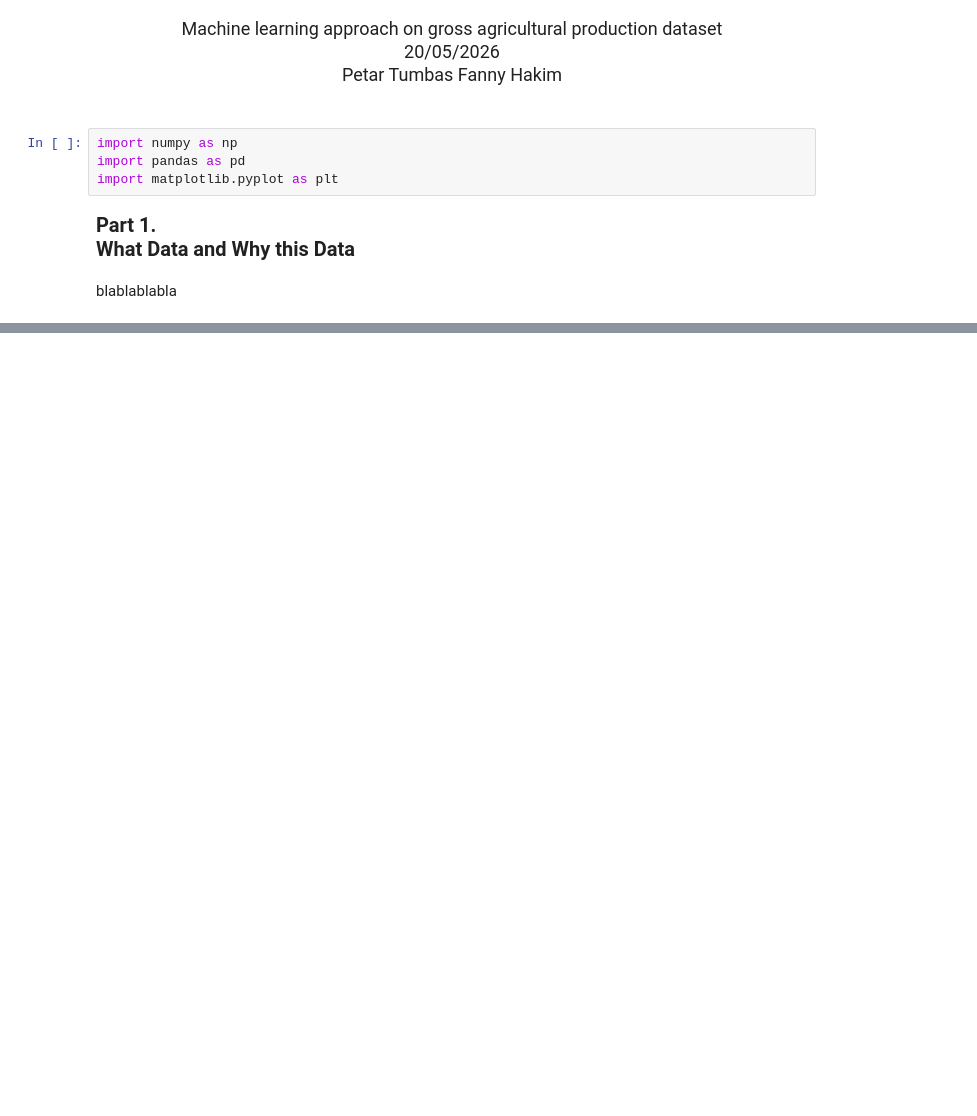
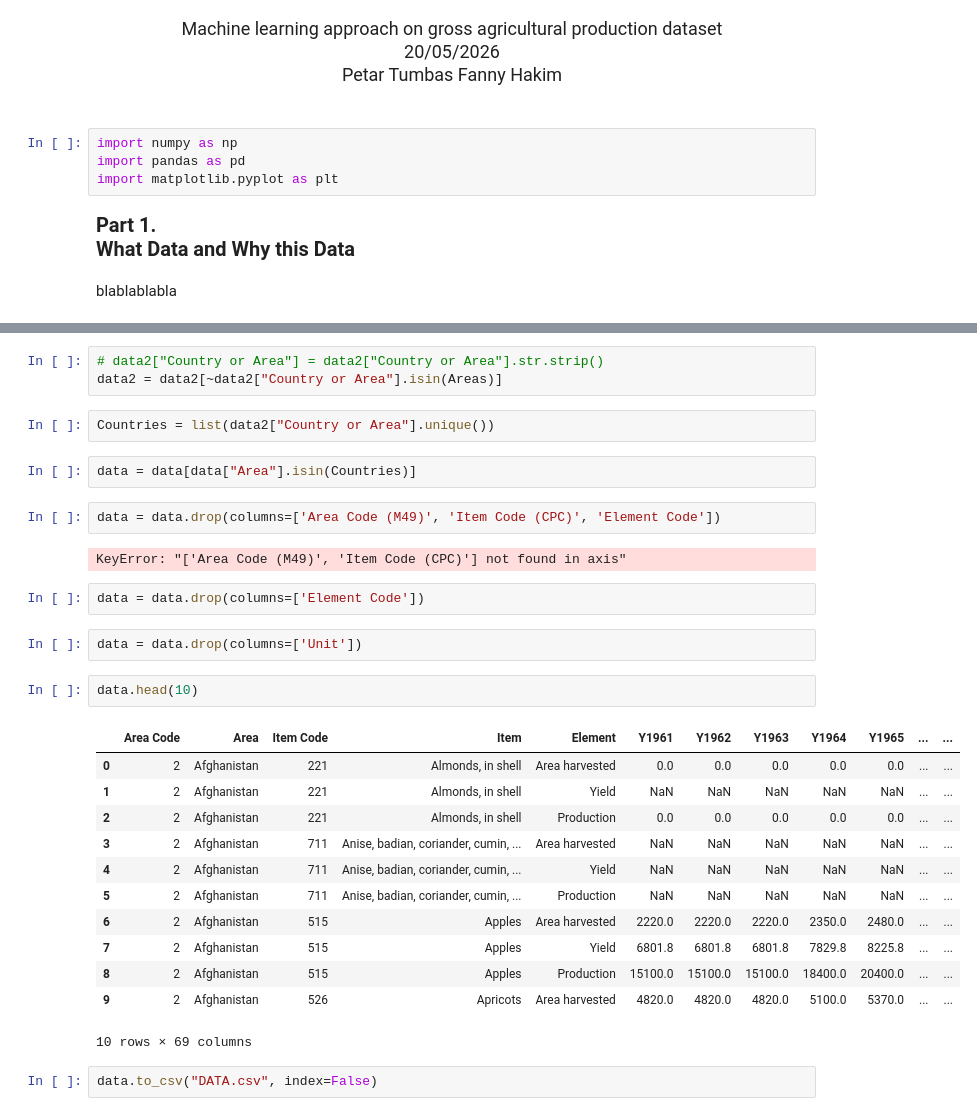
Before and after one commit to fannyhakim/applied-ML-Project, a Jupyter notebook: testing.ipynb, the cells around one changed output, grey strips where cells are left out. Cells and saved outputs as stored; diff of their text form; blank space fills up the shorter version.

```diff
--- a/testing.ipynb
+++ b/testing.ipynb
@@ -247,0 +256,32 @@ Areas = [
+# %%
+# data2["Country or Area"] = data2["Country or Area"].str.strip()
+data2 = data2[~data2["Country or Area"].isin(Areas)]
+# %%
+Countries = list(data2["Country or Area"].unique())
+# %%
+data = data[data["Area"].isin(Countries)]
+# %%
+data = data.drop(columns=['Area Code (M49)', 'Item Code (CPC)', 'Element Code'])
+# %% [output]
+KeyError: "['Area Code (M49)', 'Item Code (CPC)'] not found in axis"
+# %%
+data = data.drop(columns=['Element Code'])
+# %%
+data = data.drop(columns=['Unit'])
+# %%
+data.head(10)
+# %% [output]
+|  | Area Code | Area | Item Code | Item | Element | Y1961 | Y1962 | Y1963 | Y1964 | Y1965 | ... | ... |
+| 0 | 2 | Afghanistan | 221 | Almonds, in shell | Area harvested | 0.0 | 0.0 | 0.0 | 0.0 | 0.0 | ... | ... |
+| 1 | 2 | Afghanistan | 221 | Almonds, in shell | Yield | NaN | NaN | NaN | NaN | NaN | ... | ... |
+| 2 | 2 | Afghanistan | 221 | Almonds, in shell | Production | 0.0 | 0.0 | 0.0 | 0.0 | 0.0 | ... | ... |
+| 3 | 2 | Afghanistan | 711 | Anise, badian, coriander, cumin, ... | Area harvested | NaN | NaN | NaN | NaN | NaN | ... | ... |
+| 4 | 2 | Afghanistan | 711 | Anise, badian, coriander, cumin, ... | Yield | NaN | NaN | NaN | NaN | NaN | ... | ... |
+| 5 | 2 | Afghanistan | 711 | Anise, badian, coriander, cumin, ... | Production | NaN | NaN | NaN | NaN | NaN | ... | ... |
+| 6 | 2 | Afghanistan | 515 | Apples | Area harvested | 2220.0 | 2220.0 | 2220.0 | 2350.0 | 2480.0 | ... | ... |
+| 7 | 2 | Afghanistan | 515 | Apples | Yield | 6801.8 | 6801.8 | 6801.8 | 7829.8 | 8225.8 | ... | ... |
+| 8 | 2 | Afghanistan | 515 | Apples | Production | 15100.0 | 15100.0 | 15100.0 | 18400.0 | 20400.0 | ... | ... |
+| 9 | 2 | Afghanistan | 526 | Apricots | Area harvested | 4820.0 | 4820.0 | 4820.0 | 5100.0 | 5370.0 | ... | ... |
+10 rows × 69 columns
+# %%
+data.to_csv("DATA.csv", index=False)
```
Also changed, not shown: parts of 22 cells of this notebook, 1 other file.
